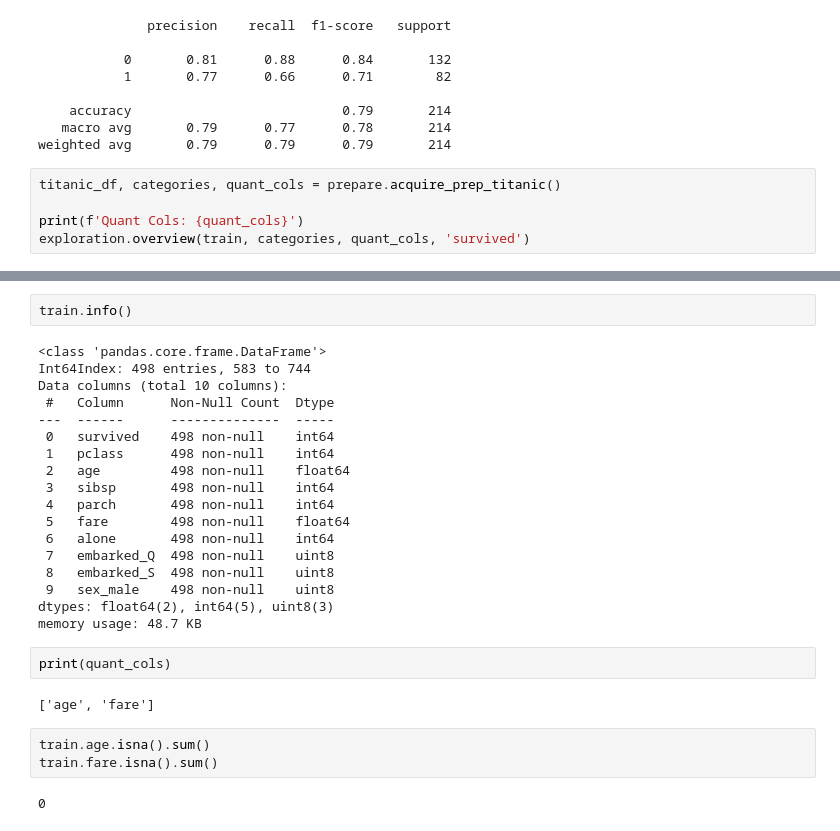
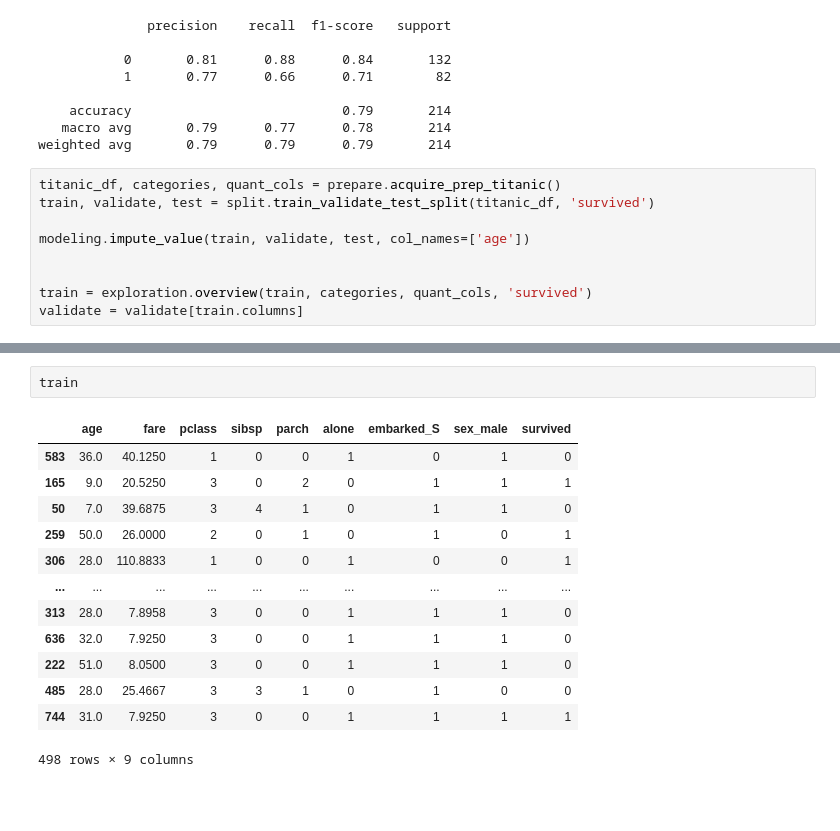
Before and after one commit to KyleTaylorGreen/classification-exercises, a Jupyter notebook: model.ipynb, the cells around one changed output, grey strips where cells are left out. Cells and saved outputs as stored; diff of their text form; blank space fills up the shorter version.

```diff
--- a/model.ipynb
+++ b/model.ipynb
@@ -193,9 +184,13 @@ print(classification_report(y_validate, y_pred))
 weighted avg       0.79      0.79      0.79       214
 # %%
 titanic_df, categories, quant_cols = prepare.acquire_prep_titanic()
+train, validate, test = split.train_validate_test_split(titanic_df, 'survived')
 
-print(f'Quant Cols: {quant_cols}')
-exploration.overview(train, categories, quant_cols, 'survived')
+modeling.impute_value(train, validate, test, col_names=['age'])
+
+
+train = exploration.overview(train, categories, quant_cols, 'survived')
+validate = validate[train.columns]
 # %% [output]
      survived  pclass   age  sibsp  parch     fare  alone  embarked_Q  \
 0           0       3  22.0      1      0   7.2500      0           0
@@ -252,31 +248,18 @@ embarked_S
 sex_male
 [figure]
 # %%
-train.info()
+train
 # %% [output]
+|  | age | fare | pclass | sibsp | parch | alone | embarked_S | sex_male | survived |
+| 583 | 36.0 | 40.1250 | 1 | 0 | 0 | 1 | 0 | 1 | 0 |
+| 165 | 9.0 | 20.5250 | 3 | 0 | 2 | 0 | 1 | 1 | 1 |
+| 50 | 7.0 | 39.6875 | 3 | 4 | 1 | 0 | 1 | 1 | 0 |
+| 259 | 50.0 | 26.0000 | 2 | 0 | 1 | 0 | 1 | 0 | 1 |
+| 306 | 28.0 | 110.8833 | 1 | 0 | 0 | 1 | 0 | 0 | 1 |
+| ... | ... | ... | ... | ... | ... | ... | ... | ... | ... |
+| 313 | 28.0 | 7.8958 | 3 | 0 | 0 | 1 | 1 | 1 | 0 |
+| 636 | 32.0 | 7.9250 | 3 | 0 | 0 | 1 | 1 | 1 | 0 |
+| 222 | 51.0 | 8.0500 | 3 | 0 | 0 | 1 | 1 | 1 | 0 |
+| 485 | 28.0 | 25.4667 | 3 | 3 | 1 | 0 | 1 | 0 | 0 |
+| 744 | 31.0 | 7.9250 | 3 | 0 | 0 | 1 | 1 | 1 | 1 |
-<class 'pandas.core.frame.DataFrame'>
-Int64Index: 498 entries, 583 to 744
-Data columns (total 10 columns):
- #   Column      Non-Null Count  Dtype
----  ------      --------------  -----
- 0   survived    498 non-null    int64
- 1   pclass      498 non-null    int64
- 2   age         498 non-null    float64
- 3   sibsp       498 non-null    int64
- 4   parch       498 non-null    int64
- 5   fare        498 non-null    float64
- 6   alone       498 non-null    int64
- 7   embarked_Q  498 non-null    uint8
- 8   embarked_S  498 non-null    uint8
- 9   sex_male    498 non-null    uint8
-dtypes: float64(2), int64(5), uint8(3)
-memory usage: 48.7 KB
+498 rows × 9 columns
-# %%
-print(quant_cols)
-# %% [output]
-['age', 'fare']
-# %%
-train.age.isna().sum()
-train.fare.isna().sum()
-# %% [output]
-0
```
Also changed, not shown: parts of 5 cells of this notebook, 4 other files.
